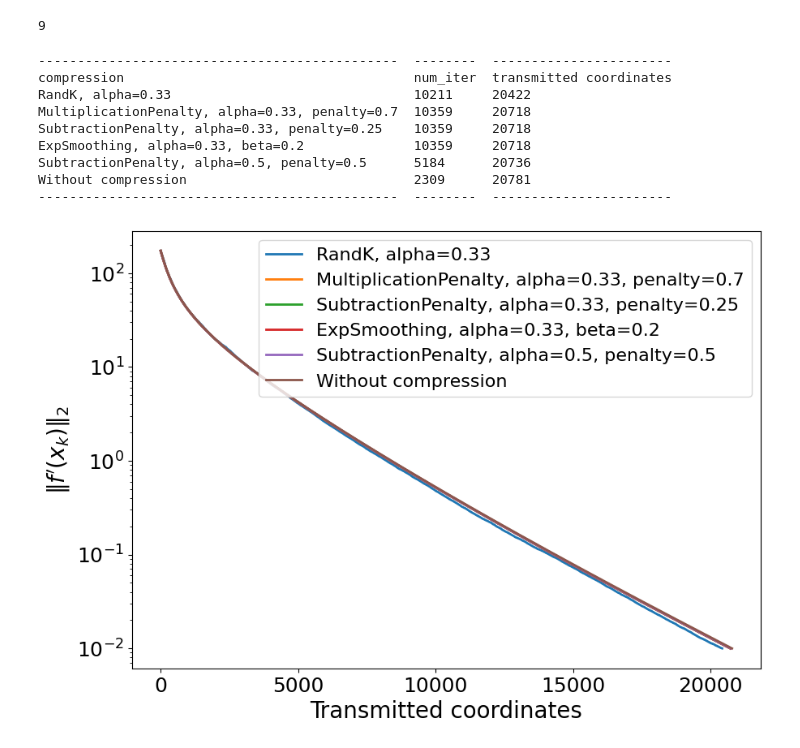
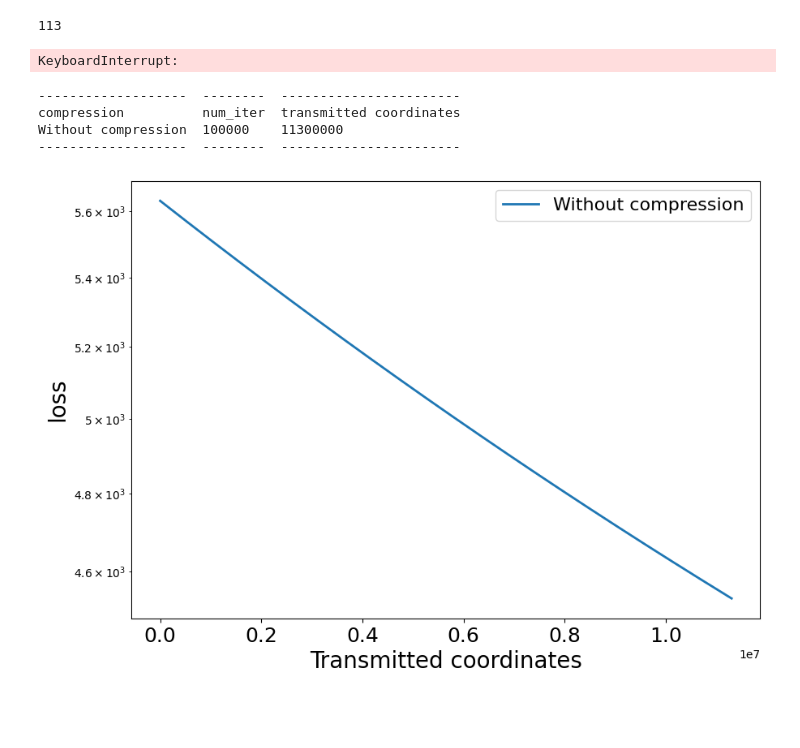
Before and after one commit to ndshaposhnik/compressionGraphics, a Jupyter notebook: graphics.ipynb, the cells around one changed output. Saved outputs shown, nothing was run; the diff lists cells and outputs as text; code cells hidden in the pictures; blank space fills up the shorter version.

Commit message:
mushrooms

```diff
--- a/graphics.ipynb
+++ b/graphics.ipynb
@@ -9,18 +9,25 @@ from compressors.markov_compressors import *
 from compressors.other_compressors import *
 from lib.gradient_descent import *
 # %%
-X, y = load_datasets.dataset_to_X_y('diabetes.csv', normalize=True, nrows=500)
+X, y = load_datasets.load_libxvm('mushrooms.libxvm', normalize=True, n_features=120)
+y -= np.ones_like(y)
 # X, y = make_blobs(n_samples=500, centers=2, n_features=5, random_state=0)
-function = LogisticRegression(X, y)
-dim = function.getDimention()
-alpha = 0.0001 # for diabetes
+function = LogisticRegression(X, y, regularization='l2')
+dim = function.getDimension()
+alpha = 0.0000000001 # for diabetes
 # alpha = 0.04 # for make_blobs
 print(dim)
 # %% [output]
-9
+113
 # %%
-base_experiments = [
-    compressedGD(function, compressor=NoneCompressor(dim=dim), alpha=alpha),
-    compressedGD(function, compressor=RandKCompressor(dim=dim, alpha=0.33), alpha=alpha),
-    compressedGD(function, compressor=MultiplicationPenaltyCompressor(dim=dim, alpha=0.33, penalty=0.7), alpha=alpha),
+experiments = [
+    compressedGD(function, compressor=NoneCompressor(dim=dim), alpha=alpha, max_iter=1000000),
+    # compressedGD(function, compressor=BanLastMCompressor(dim=dim, alpha=0.1, M=9), alpha=alpha, max_iter=1000),
+    # compressedGD(function, compressor=RandKCompressor(dim=dim, alpha=0.1), alpha=alpha, max_iter=1000),
+    # compressedGD(function, compressor=MultiplicationPenaltyCompressor(dim=dim, alpha=0.1, penalty=0.7), alpha=alpha, max_iter=10000),
+    # compressedGD(function, compressor=SubtractionPenaltyCompressor(dim=dim, alpha=0.1, penalty=0.25), alpha=alpha, max_iter=10000),
+    # compressedGD(function, compressor=SubtractionPenaltyCompressor(dim=dim, alpha=0.1, penalty=0.5), alpha=alpha, max_iter=10000),
+    # compressedGD(function, compressor=ExpSmoothingCompressor(dim=dim, alpha=0.1, beta=0.2), alpha=alpha, max_iter=10000),
 ]
+# %% [output]
+KeyboardInterrupt:
@@ -34,5 +34,4 @@ new_experiments = [
 # %%
-experiments = base_experiments + new_experiments
 experiments.sort(key=lambda exp : exp['coords'][-1])
 
 table = [
@@ -44,28 +43,23 @@ table = [
 ]
 print(tabulate(table))
 # %% [output]
-----------------------------------------------  --------  -----------------------
-compression                                     num_iter  transmitted coordinates
-RandK, alpha=0.33                               10211     20422
-MultiplicationPenalty, alpha=0.33, penalty=0.7  10359     20718
-SubtractionPenalty, alpha=0.33, penalty=0.25    10359     20718
-ExpSmoothing, alpha=0.33, beta=0.2              10359     20718
-SubtractionPenalty, alpha=0.5, penalty=0.5      5184      20736
-Without compression                             2309      20781
-----------------------------------------------  --------  -----------------------
+-------------------  --------  -----------------------
+compression          num_iter  transmitted coordinates
+Without compression  100000    11300000
+-------------------  --------  -----------------------
 # %%
 plt.figure(figsize=(10, 7))
 for exp in experiments:
     plt.semilogy(
         exp['coords'],
-        [grad_norm for grad_norm in exp['gradients']],
+        [-loss for loss in exp['loss']],
         label=exp['name'],
         linewidth=2
     )
 plt.legend(loc="best", fontsize=16)
 plt.xlabel(r"Transmitted coordinates", fontsize=20)
-plt.ylabel(r"$\|f'(x_k)\|_2$", fontsize=20)
+plt.ylabel("loss", fontsize=20)
 plt.xticks(fontsize=18)
 _ = plt.yticks(fontsize=18)
 # %% [output]
-[figure, old version]
+[figure, new version]
```
Also changed, not shown: parts of 1 cell of this notebook, 10 other files.
